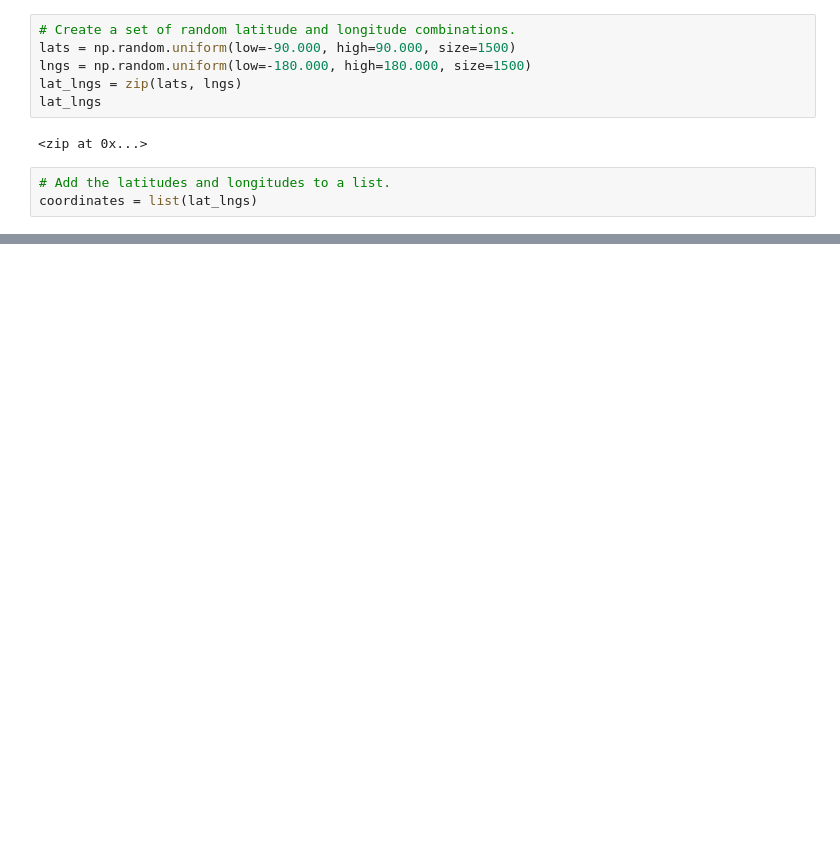
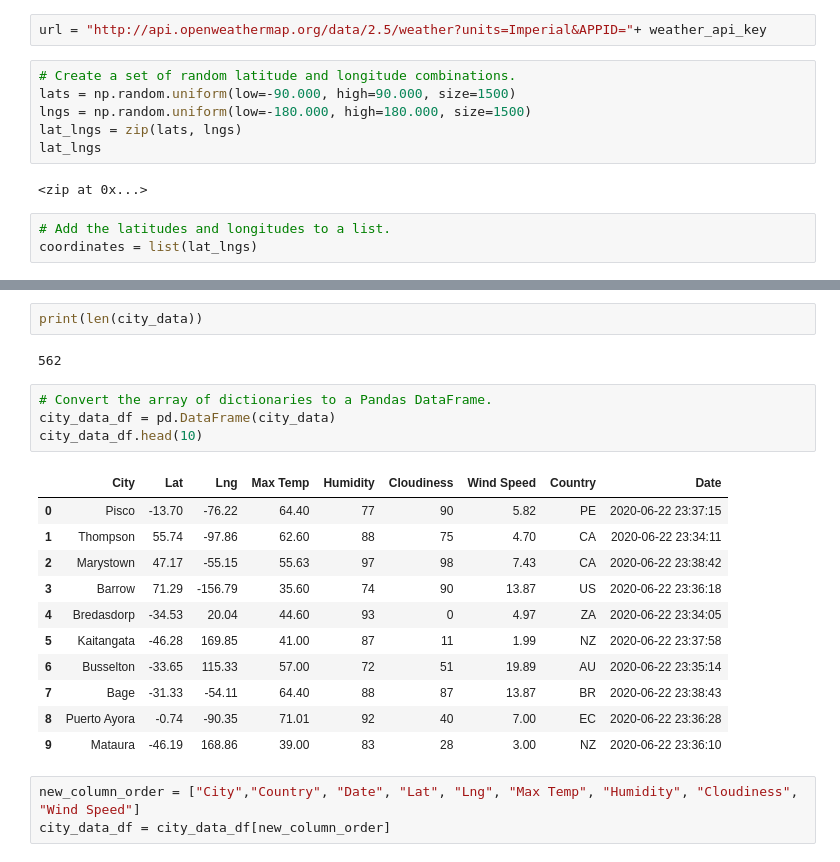
Before and after one commit to gomez714/lgomez_world_weather_analysis, a Jupyter notebook: WeatherPy.ipynb, the cells around one changed output, grey strips where cells are left out. Cells and saved outputs as stored; diff of their text form; blank space fills up the shorter version.

Commit message:
created dataframe from city data received from Open Weather Map API

```diff
--- a/WeatherPy.ipynb
+++ b/WeatherPy.ipynb
@@ -8,3 +12,5 @@ from citipy import citipy
+# %%
+url = "http://api.openweathermap.org/data/2.5/weather?units=Imperial&APPID="+ weather_api_key
 # %%
 # Create a set of random latitude and longitude combinations.
 lats = np.random.uniform(low=-90.000, high=90.000, size=1500)
@@ -32,0 +117,23 @@ len(cities)
+# %%
+print(len(city_data))
+# %% [output]
+562
+# %%
+# Convert the array of dictionaries to a Pandas DataFrame.
+city_data_df = pd.DataFrame(city_data)
+city_data_df.head(10)
+# %% [output]
+|  | City | Lat | Lng | Max Temp | Humidity | Cloudiness | Wind Speed | Country | Date |
+| 0 | Pisco | -13.70 | -76.22 | 64.40 | 77 | 90 | 5.82 | PE | 2020-06-22 23:37:15 |
+| 1 | Thompson | 55.74 | -97.86 | 62.60 | 88 | 75 | 4.70 | CA | 2020-06-22 23:34:11 |
+| 2 | Marystown | 47.17 | -55.15 | 55.63 | 97 | 98 | 7.43 | CA | 2020-06-22 23:38:42 |
+| 3 | Barrow | 71.29 | -156.79 | 35.60 | 74 | 90 | 13.87 | US | 2020-06-22 23:36:18 |
+| 4 | Bredasdorp | -34.53 | 20.04 | 44.60 | 93 | 0 | 4.97 | ZA | 2020-06-22 23:34:05 |
+| 5 | Kaitangata | -46.28 | 169.85 | 41.00 | 87 | 11 | 1.99 | NZ | 2020-06-22 23:37:58 |
+| 6 | Busselton | -33.65 | 115.33 | 57.00 | 72 | 51 | 19.89 | AU | 2020-06-22 23:35:14 |
+| 7 | Bage | -31.33 | -54.11 | 64.40 | 88 | 87 | 13.87 | BR | 2020-06-22 23:38:43 |
+| 8 | Puerto Ayora | -0.74 | -90.35 | 71.01 | 92 | 40 | 7.00 | EC | 2020-06-22 23:36:28 |
+| 9 | Mataura | -46.19 | 168.86 | 39.00 | 83 | 28 | 3.00 | NZ | 2020-06-22 23:36:10 |
+# %%
+new_column_order = ["City","Country", "Date", "Lat", "Lng", "Max Temp", "Humidity", "Cloudiness", "Wind Speed"]
+city_data_df = city_data_df[new_column_order]
```
Also changed, not shown: parts of 5 cells of this notebook, 3 other files.
